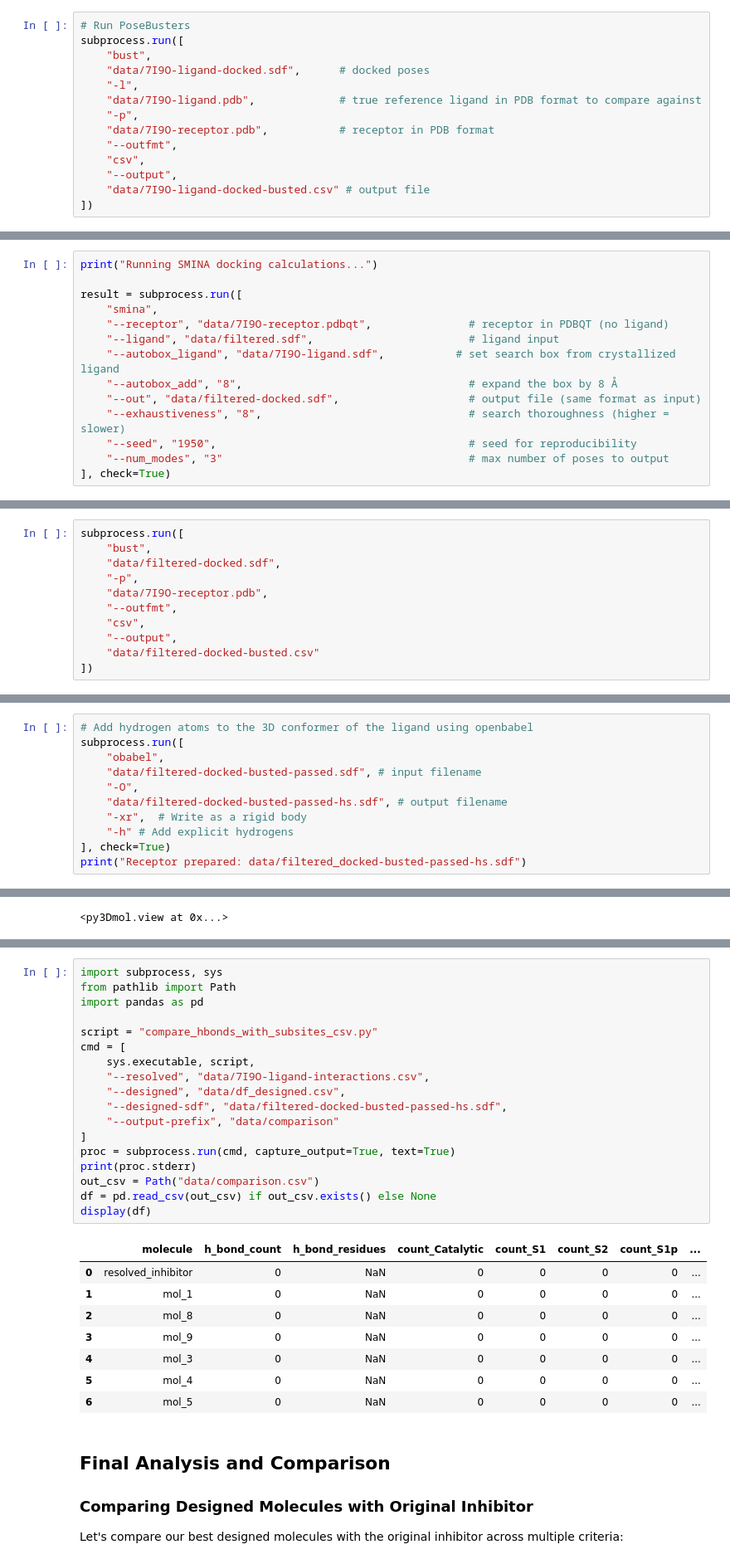
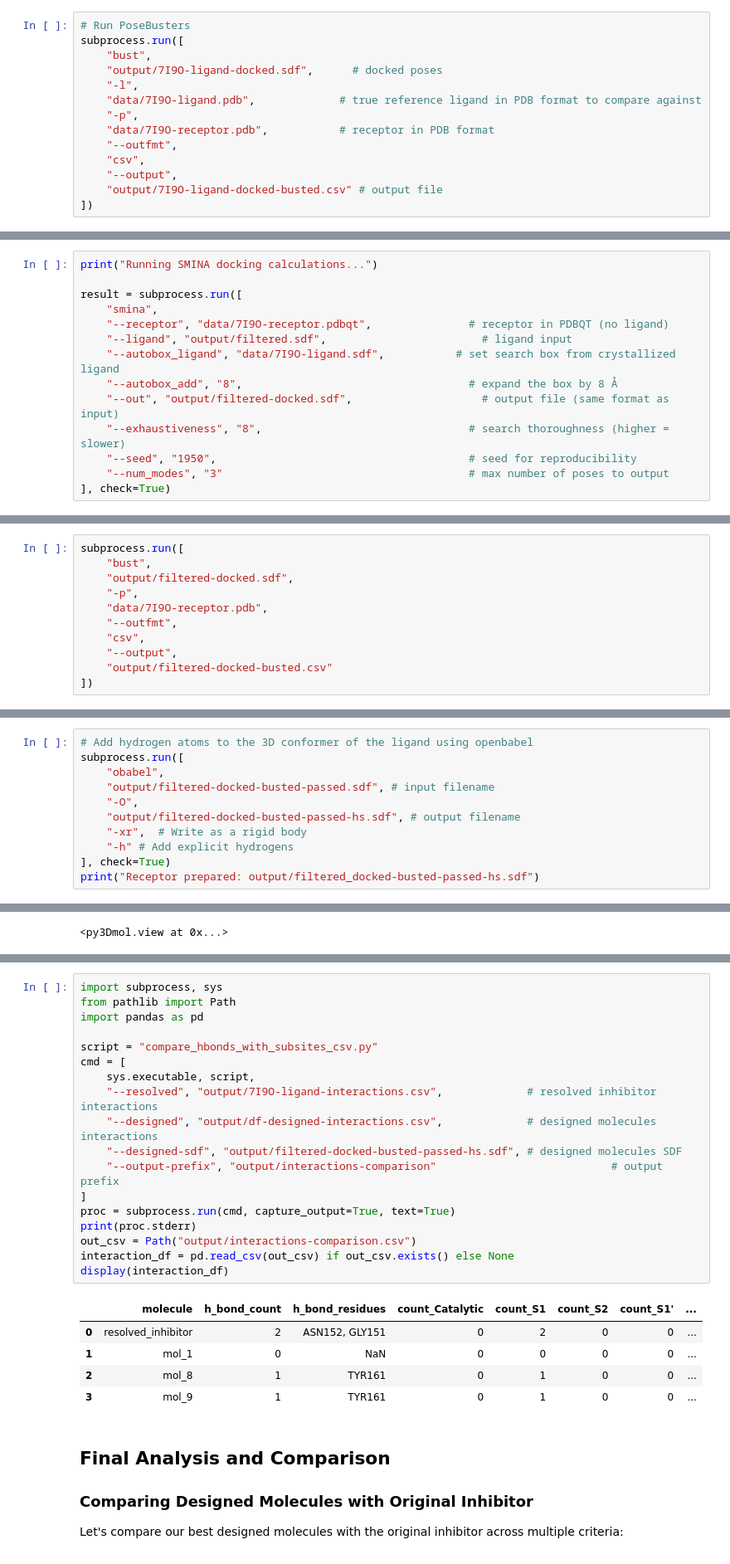
Before and after one commit to oxpig/dtc-struc-bio-smolecules, a Jupyter notebook: 3_zika_example_workflow.ipynb, the cells around one changed output, grey strips where cells are left out. Shown at 83% size. Saved outputs shown, nothing was run; the diff lists cells and outputs as text.

```diff
--- a/3_zika_example_workflow.ipynb
+++ b/3_zika_example_workflow.ipynb
@@ -548,7 +509,7 @@ Before we even look at the results we should run these poses through PoseBusters
 # Run PoseBusters
 subprocess.run([
     "bust",
-    "data/7I9O-ligand-docked.sdf",      # docked poses
+    "output/7I9O-ligand-docked.sdf",      # docked poses
     "-l",
     "data/7I9O-ligand.pdb",             # true reference ligand in PDB format to compare against
     "-p",
@@ -556,6 +517,6 @@ subprocess.run([
     "--outfmt",
     "csv",
     "--output",
-    "data/7I9O-ligand-docked-busted.csv" # output file
+    "output/7I9O-ligand-docked-busted.csv" # output file
 ])
 # %% [output]
@@ -667,10 +628,10 @@ print("Running SMINA docking calculations...")
 result = subprocess.run([
     "smina",
     "--receptor", "data/7I9O-receptor.pdbqt",               # receptor in PDBQT (no ligand)
-    "--ligand", "data/filtered.sdf",                        # ligand input
+    "--ligand", "output/filtered.sdf",                        # ligand input
     "--autobox_ligand", "data/7I9O-ligand.sdf",           # set search box from crystallized ligand
     "--autobox_add", "8",                                   # expand the box by 8 Å
-    "--out", "data/filtered-docked.sdf",                    # output file (same format as input)
+    "--out", "output/filtered-docked.sdf",                    # output file (same format as input)
     "--exhaustiveness", "8",                                # search thoroughness (higher = slower)
     "--seed", "1950",                                       # seed for reproducibility
     "--num_modes", "3"                                      # max number of poses to output
@@ -700,12 +661,12 @@ We will run PoseBusters again.
 # %%
 subprocess.run([
     "bust",
-    "data/filtered-docked.sdf",
+    "output/filtered-docked.sdf",
     "-p",
     "data/7I9O-receptor.pdb",
     "--outfmt",
     "csv",
     "--output",
-    "data/filtered-docked-busted.csv"
+    "output/filtered-docked-busted.csv"
 ])
 # %% [output]
@@ -784,11 +745,11 @@ Saved 3 molecules to data/filtered_docked-busted-passed.sdf
 # Add hydrogen atoms to the 3D conformer of the ligand using openbabel
 subprocess.run([
     "obabel",
-    "data/filtered-docked-busted-passed.sdf", # input filename
+    "output/filtered-docked-busted-passed.sdf", # input filename
     "-O",
-    "data/filtered-docked-busted-passed-hs.sdf", # output filename
+    "output/filtered-docked-busted-passed-hs.sdf", # output filename
     "-xr",  # Write as a rigid body
     "-h" # Add explicit hydrogens
 ], check=True)
-print("Receptor prepared: data/filtered_docked-busted-passed-hs.sdf")
+print("Receptor prepared: output/filtered_docked-busted-passed-hs.sdf")
 # %% [output]
@@ -865,30 +828,27 @@ On further look you might notice weird very straight bonds which should be tetra
 # %%
 import subprocess, sys
 from pathlib import Path
 import pandas as pd
 
 script = "compare_hbonds_with_subsites_csv.py"
 cmd = [
     sys.executable, script,
-    "--resolved", "data/7I9O-ligand-interactions.csv",
-    "--designed", "data/df_designed.csv",
-    "--designed-sdf", "data/filtered-docked-busted-passed-hs.sdf",
-    "--output-prefix", "data/comparison"
+    "--resolved", "output/7I9O-ligand-interactions.csv",             # resolved inhibitor interactions
+    "--designed", "output/df-designed-interactions.csv",             # designed molecules interactions
+    "--designed-sdf", "output/filtered-docked-busted-passed-hs.sdf", # designed molecules SDF
+    "--output-prefix", "output/interactions-comparison"                           # output prefix
 ]
 proc = subprocess.run(cmd, capture_output=True, text=True)
 print(proc.stderr)
-out_csv = Path("data/comparison.csv")
-df = pd.read_csv(out_csv) if out_csv.exists() else None
-display(df)
+out_csv = Path("output/interactions-comparison.csv")
+interaction_df = pd.read_csv(out_csv) if out_csv.exists() else None
+display(interaction_df)
 # %% [output]
-|  | molecule | h_bond_count | h_bond_residues | count_Catalytic | count_S1 | count_S2 | count_S1p | ... |
-| 0 | resolved_inhibitor | 0 | NaN | 0 | 0 | 0 | 0 | ... |
+|  | molecule | h_bond_count | h_bond_residues | count_Catalytic | count_S1 | count_S2 | count_S1' | ... |
+| 0 | resolved_inhibitor | 2 | ASN152, GLY151 | 0 | 2 | 0 | 0 | ... |
 | 1 | mol_1 | 0 | NaN | 0 | 0 | 0 | 0 | ... |
-| 2 | mol_8 | 0 | NaN | 0 | 0 | 0 | 0 | ... |
-| 3 | mol_9 | 0 | NaN | 0 | 0 | 0 | 0 | ... |
-| 4 | mol_3 | 0 | NaN | 0 | 0 | 0 | 0 | ... |
-| 5 | mol_4 | 0 | NaN | 0 | 0 | 0 | 0 | ... |
-| 6 | mol_5 | 0 | NaN | 0 | 0 | 0 | 0 | ... |
+| 2 | mol_8 | 1 | TYR161 | 0 | 1 | 0 | 0 | ... |
+| 3 | mol_9 | 1 | TYR161 | 0 | 1 | 0 | 0 | ... |
 # %% [markdown]
 ## Final Analysis and Comparison
 
```
Also changed, not shown: parts of 20 cells of this notebook, 4 other files.
